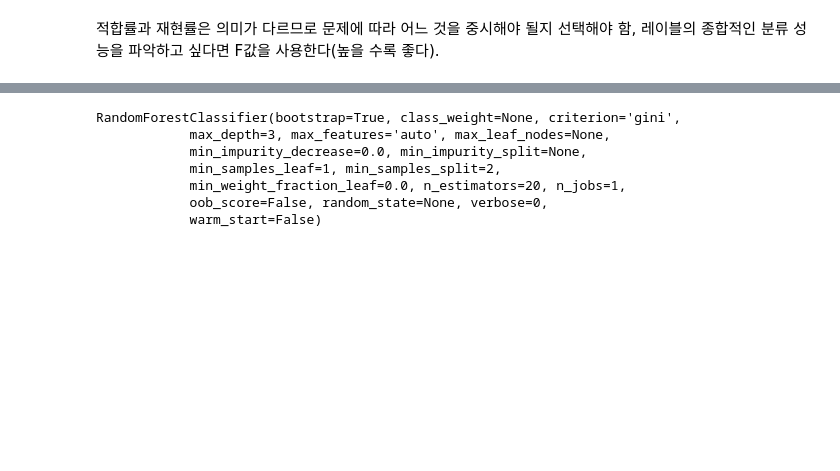
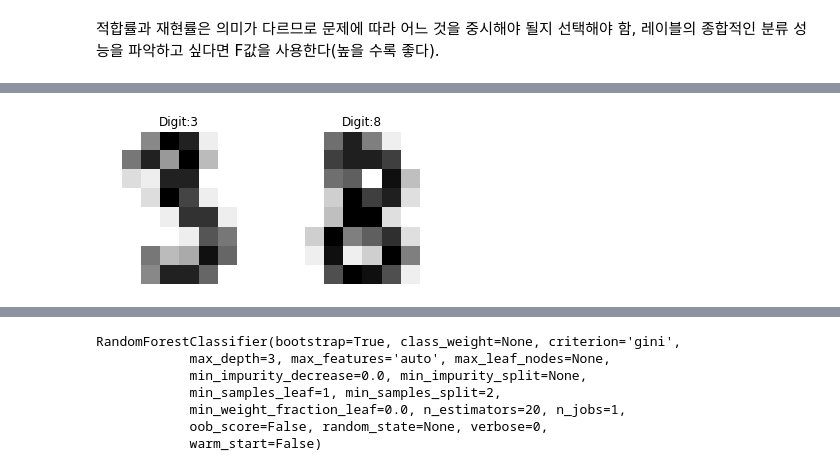
Before and after one commit to jrj8819/python-programming-class, a Jupyter notebook: ML_lesson10.ipynb, the cells around one changed output, grey strips where cells are left out. Saved outputs shown, nothing was run; the diff lists cells and outputs as text; code cells hidden in the pictures; blank space fills up the shorter version.

```diff
--- a/ML_lesson10.ipynb
+++ b/ML_lesson10.ipynb
@@ -148,3 +149,15 @@ F-measure :  0.8571428571428572
+# %%
+digits = datasets.load_digits()
+t = 1
+for label, img in zip(digits.target[:10], digits.images[:10]):
+    if label == 3 or label == 8:
+        plt.subplot(1,2,t)
+        t +=1
+        plt.axis('off')
+        plt.imshow(img, cmap=plt.cm.gray_r, interpolation='nearest')
+        plt.title('Digit:%d' % label)
+# %% [output]
+[figure, added]
 # %% [markdown]
 #### 랜덤 포레스트 (Random Forest)
 전체 학습 데이터 중에서 중복이나 누락을 허용하여 학습 데이터셋을 여러개 추출한다.
```
Also changed, not shown: parts of 10 cells of this notebook, 1 other file.
